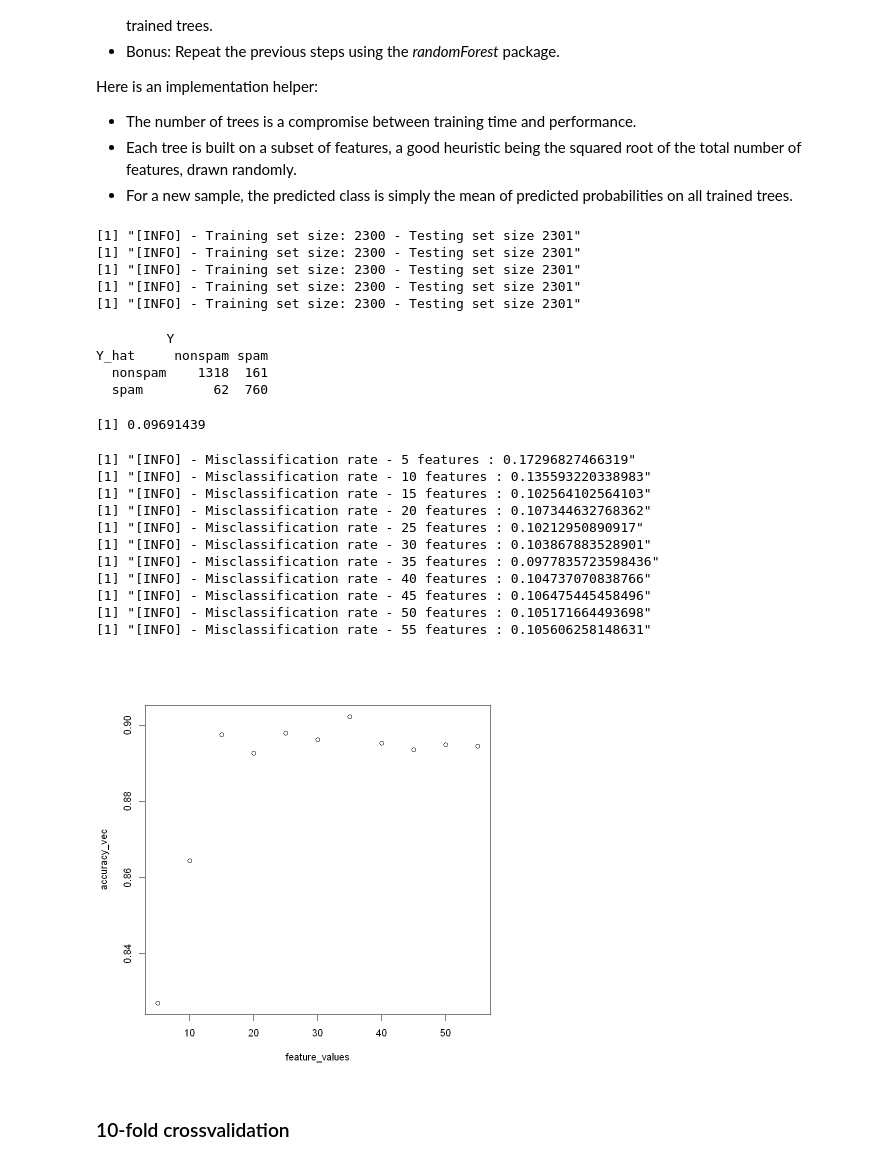
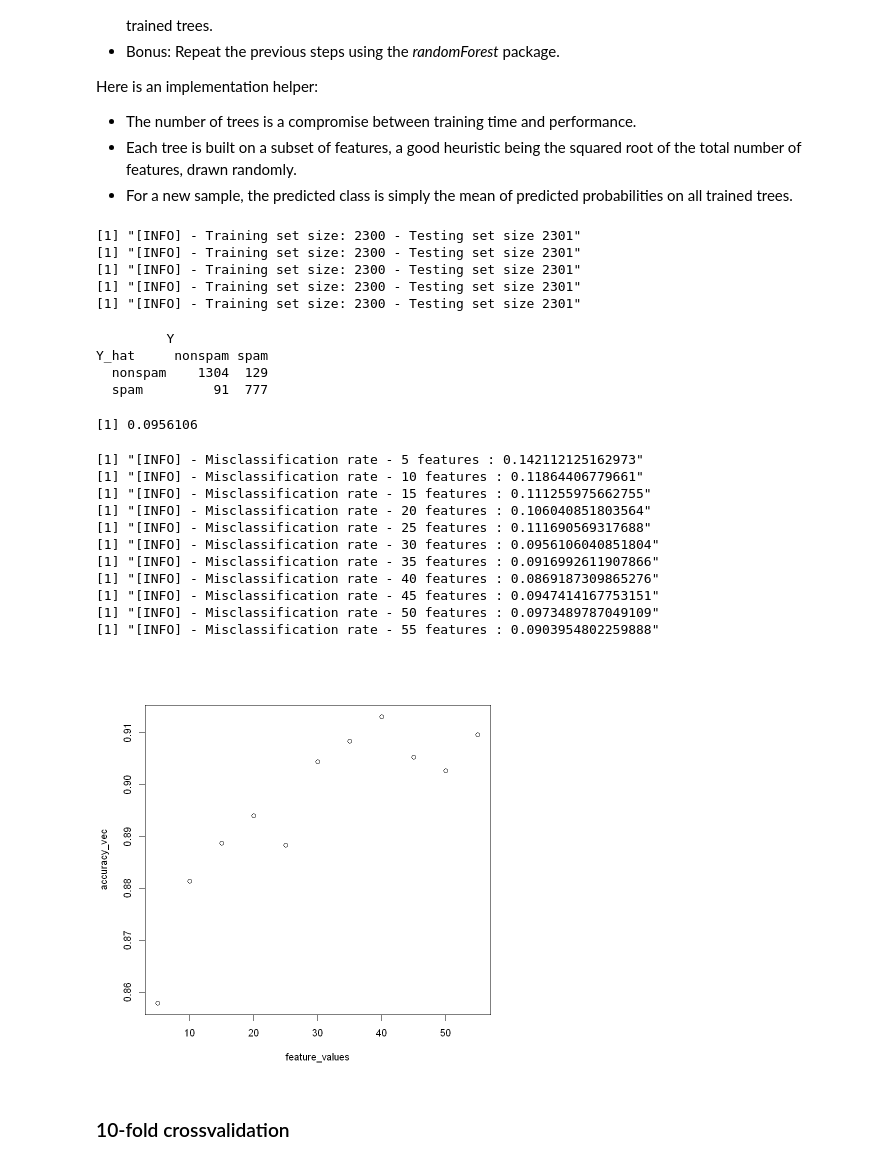
Before and after one commit to jdestefani/StatisticalFoundationsML_INFOF422, a Jupyter notebook: 3_PredictionsTreeBased/3-predictions-tree-based-with_solutions.ipynb, the cells around one changed output. Saved outputs shown, nothing was run; the diff lists cells and outputs as text; code cells hidden in the pictures.

Commit message:
Practical 3 - Corrected typos and integrated bootstrap into RF.

```diff
--- a/3_PredictionsTreeBased/3-predictions-tree-based-with_solutions.ipynb
+++ b/3_PredictionsTreeBased/3-predictions-tree-based-with_solutions.ipynb
@@ -615,19 +615,22 @@ target_variable <- ncol(spam)
 Y_trees <- numeric()
 
 for(i in 1:n_trees){
+    #3.1 Sample the features
     selected_features <- sample(1:(ncol(spam)-1),features_per_tree)
-    #3.1 Take the group as a hold out or train data set
-    train_data <- spam[spam_idx[1:half_split],c(selected_features,target_variable)]
 
-    #3.2 Take the remaining groups as a test data set
+    #3.2 Take the group as a hold out or train data set with bootstrap for each tree
+    bootstrap_idx <- sample(1:half_split,replace = T)
+    train_data <- spam[spam_idx[bootstrap_idx],c(selected_features,target_variable)]
+
+    #3.3 Take the remaining groups as a test data set
     test_data <- spam[spam_idx[(half_split+1):nrow(spam)],c(selected_features,target_variable)]
     print(paste("[INFO] - Training set size:",dim(train_data)[1],"- Testing set size",dim(test_data)[1]))
 
-    #3.3 Fit a model on the training set and evaluate it on the test set
+    #3.4 Fit a model on the training set and evaluate it on the test set
     model <- rpart(type ~ ., method="class",data=train_data)
     Y_pred <- predict(model,subset(test_data, select=-c(type)))
 
-    #3.4 Store the prediction of each tree (2 is to take only the P(Y="spam"|x))
+    #3.5 Store the prediction of each tree (2 is to take only the P(Y="spam"|x))
     Y_trees <- cbind(Y_trees,Y_pred[,2])
 }
 
@@ -651,9 +654,9 @@ misclassification_rate
 [1] "[INFO] - Training set size: 2300 - Testing set size 2301"
          Y
 Y_hat     nonspam spam
-  nonspam    1318  161
-  spam         62  760
+  nonspam    1304  129
+  spam         91  777
-[1] 0.09691439
+[1] 0.0956106
 # %%
 n_trees <- 5
 threshold <- 0.5
@@ -670,51 +673,54 @@ for (features_per_tree in feature_values)
     Y_trees <- numeric()
 
     for(i in 1:n_trees){
+        #3.1 Sample the features
         selected_features <- sample(1:(ncol(spam)-1),features_per_tree)
-        #3.1 Take the first half of the dataset as a training data set
-        train_data <- spam[spam_idx[1:half_split],c(selected_features,target_variable)]
 
-        #3.2 Take the second half of the dataset as a hold out or test data set
+        #3.2 Take the first half of the dataset as a training data set with bootstrap for each tree
+        bootstrap_idx <- sample(1:half_split,replace = T)
+        train_data <- spam[spam_idx[bootstrap_idx],c(selected_features,target_variable)]
+
+        #3.3 Take the second half of the dataset as a hold out or test data set
         test_data <- spam[spam_idx[(half_split+1):nrow(spam)],c(selected_features,target_variable)]
         #print(paste("[INFO] - Training set size:",dim(train_data)[1],"- Testing set size",dim(test_data)[1]))
 
-        #3.3 Fit a model on the training set and evaluate it on the test set
+        #3.4 Fit a model on the training set and evaluate it on the test set
         model <- rpart(type ~ ., method="class",data=train_data)
         Y_pred <- predict(model,subset(test_data, select=-c(type)))
 
-        #3.4 Store the prediction of each tree (2 is to take only the P(Y="spam"|x))
+        #3.5 Store the prediction of each tree (2 is to take only the P(Y="spam"|x))
         Y_trees <- cbind(Y_trees,Y_pred[,2])
     }
 
     # Calculate the ensemble prediction
     Y_hat <- apply(Y_trees,1,mean)
     Y_hat <- ifelse(Y_hat > threshold,"spam","nonspam")
 
     # Evaluate the predictions
     Y <- test_data[,"type"]
     confusion_matrix <- table(Y_hat,Y)
     confusion_matrix
 
     accuracy = (confusion_matrix[1,1]+confusion_matrix[2,2])/sum(confusion_matrix)
     misclassification_rate = 1 - accuracy
     accuracy_vec <- cbind(accuracy_vec,accuracy)
     print(paste("[INFO] - Misclassification rate -",features_per_tree,"features :",misclassification_rate))
 }
 
 plot(feature_values,accuracy_vec)
 # %% [output]
-[1] "[INFO] - Misclassification rate - 5 features : 0.17296827466319"
-[1] "[INFO] - Misclassification rate - 10 features : 0.135593220338983"
-[1] "[INFO] - Misclassification rate - 15 features : 0.102564102564103"
-[1] "[INFO] - Misclassification rate - 20 features : 0.107344632768362"
-[1] "[INFO] - Misclassification rate - 25 features : 0.10212950890917"
-[1] "[INFO] - Misclassification rate - 30 features : 0.103867883528901"
-[1] "[INFO] - Misclassification rate - 35 features : 0.0977835723598436"
-[1] "[INFO] - Misclassification rate - 40 features : 0.104737070838766"
-[1] "[INFO] - Misclassification rate - 45 features : 0.106475445458496"
-[1] "[INFO] - Misclassification rate - 50 features : 0.105171664493698"
-[1] "[INFO] - Misclassification rate - 55 features : 0.105606258148631"
+[1] "[INFO] - Misclassification rate - 5 features : 0.142112125162973"
+[1] "[INFO] - Misclassification rate - 10 features : 0.11864406779661"
+[1] "[INFO] - Misclassification rate - 15 features : 0.111255975662755"
+[1] "[INFO] - Misclassification rate - 20 features : 0.106040851803564"
+[1] "[INFO] - Misclassification rate - 25 features : 0.111690569317688"
+[1] "[INFO] - Misclassification rate - 30 features : 0.0956106040851804"
+[1] "[INFO] - Misclassification rate - 35 features : 0.0916992611907866"
+[1] "[INFO] - Misclassification rate - 40 features : 0.0869187309865276"
+[1] "[INFO] - Misclassification rate - 45 features : 0.0947414167753151"
+[1] "[INFO] - Misclassification rate - 50 features : 0.0973489787049109"
+[1] "[INFO] - Misclassification rate - 55 features : 0.0903954802259888"
-[figure, old version]
+[figure, new version]
 # %% [markdown]
 ### 10-fold crossvalidation
 # %%
```
Also changed, not shown: parts of 15 cells of this notebook.
